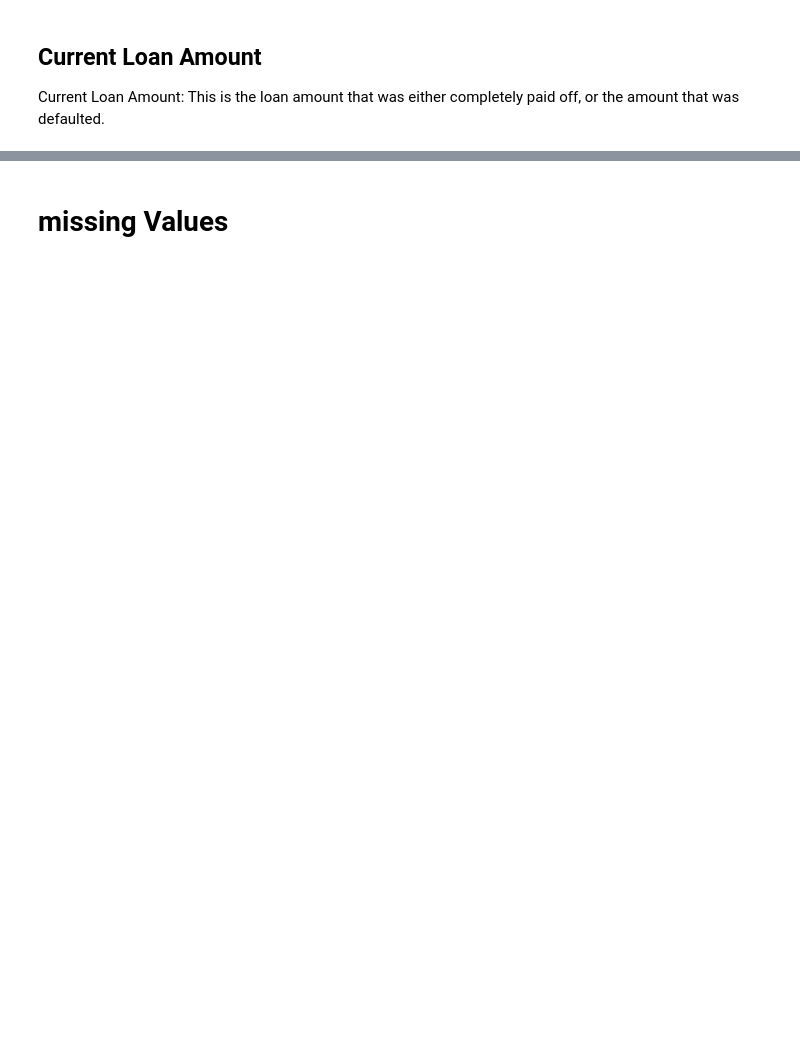
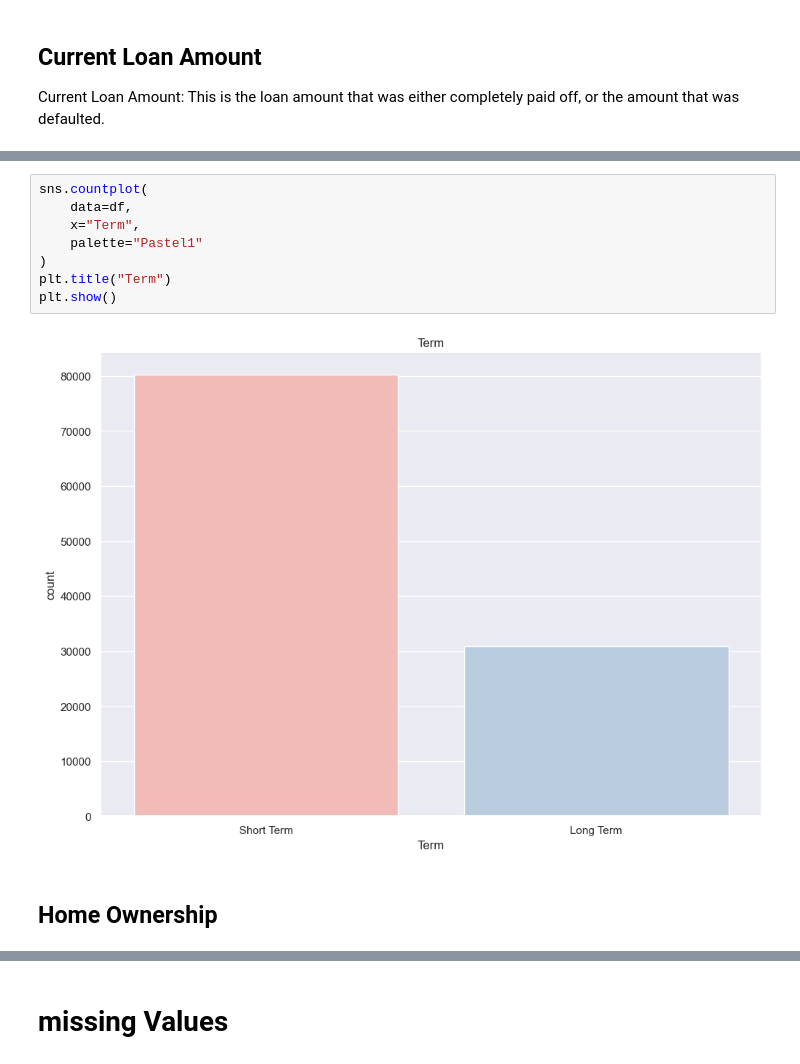
Before and after one commit to xizzax/Exploratory-Data-Analysis-of-LoanGrants, a Jupyter notebook: labtask02.ipynb, the cells around one changed output, grey strips where cells are left out. Saved outputs shown, nothing was run; the diff lists cells and outputs as text; blank space fills up the shorter version.

```diff
--- a/labtask02.ipynb
+++ b/labtask02.ipynb
@@ -104,0 +225,12 @@ KeyboardInterrupt:
+# %%
+sns.countplot(
+    data=df,
+    x="Term",
+    palette="Pastel1"
+)
+plt.title("Term")
+plt.show()
+# %% [output]
+[figure, added]
+# %% [markdown]
+## Home Ownership
```
Also changed, not shown: parts of 87 cells of this notebook.
